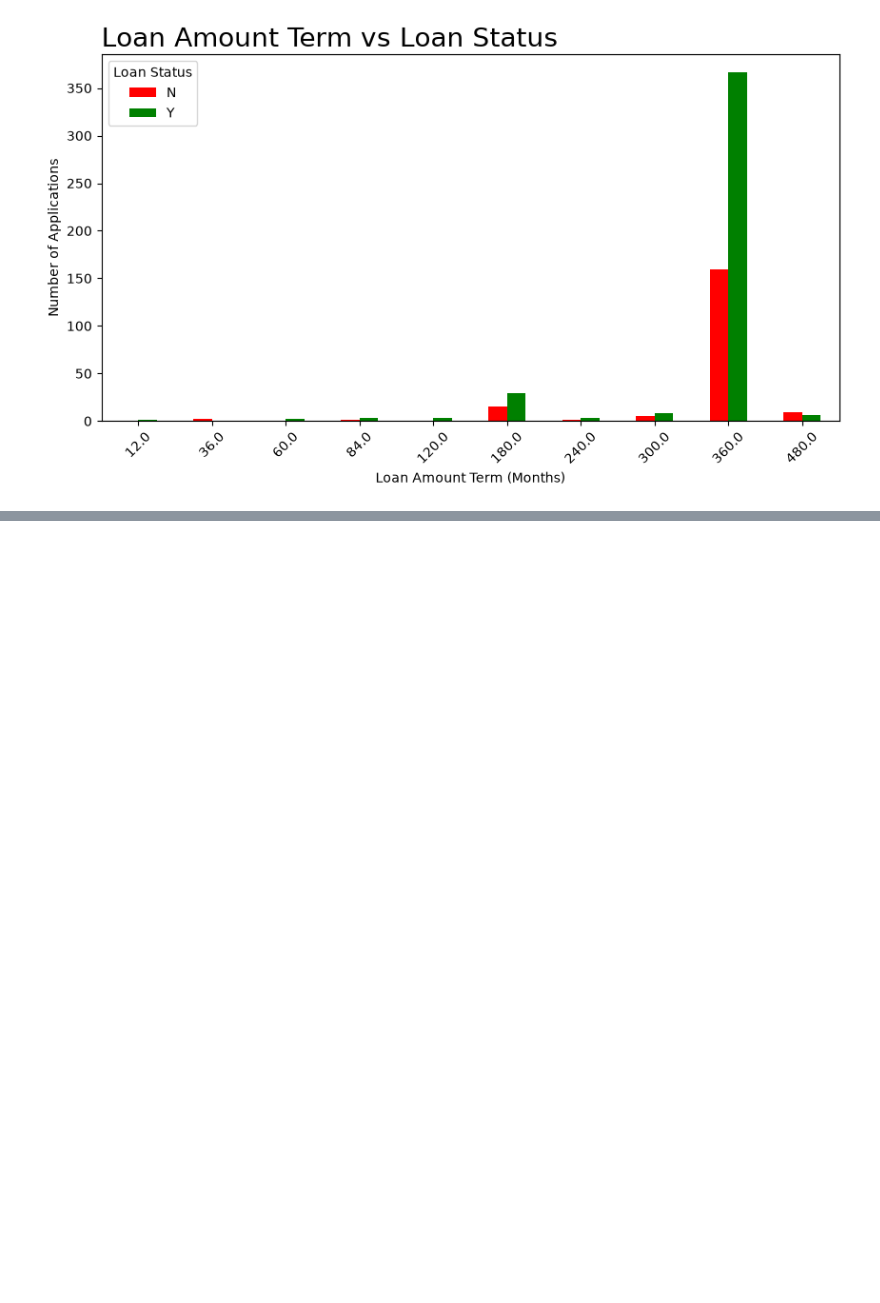
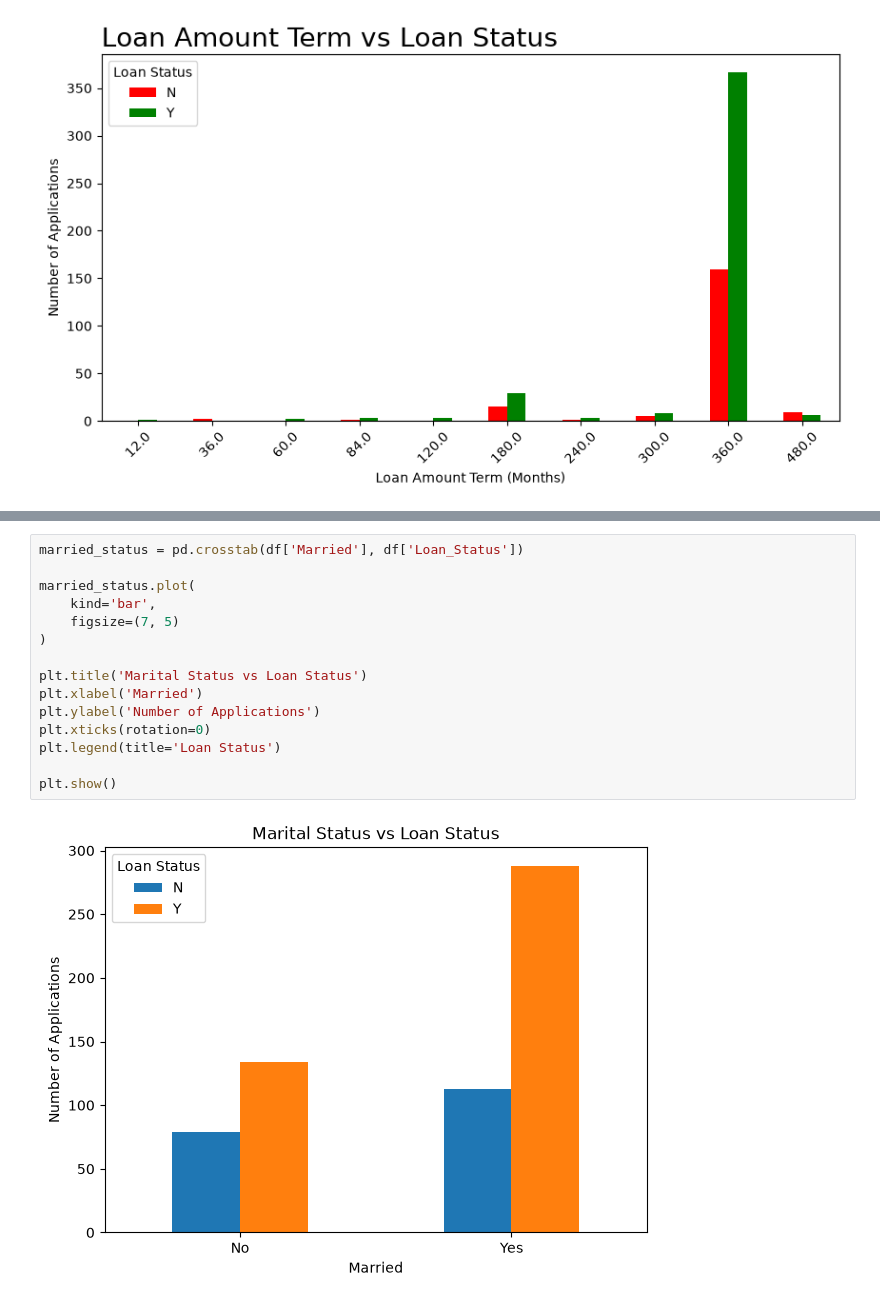
Before and after one commit to phixzas/loan-application, a Jupyter notebook: Notebook/Loan.ipynb, the cells around one changed output, grey strips where cells are left out. Cells and saved outputs as stored; diff of their text form; blank space fills up the shorter version.

```diff
--- a/Notebook/Loan.ipynb
+++ b/Notebook/Loan.ipynb
@@ -1381,0 +1425,17 @@ plt.show()
+# %%
+married_status = pd.crosstab(df['Married'], df['Loan_Status'])
+
+married_status.plot(
+    kind='bar',
+    figsize=(7, 5)
+)
+
+plt.title('Marital Status vs Loan Status')
+plt.xlabel('Married')
+plt.ylabel('Number of Applications')
+plt.xticks(rotation=0)
+plt.legend(title='Loan Status')
+
+plt.show()
+# %% [output]
+[figure, added]
```
Also changed, not shown: parts of 9 cells of this notebook, 15 other files.
